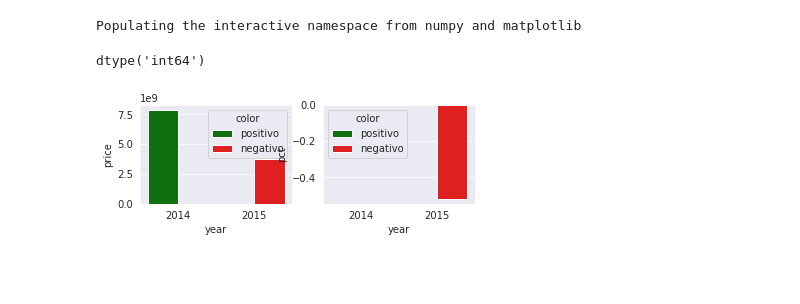
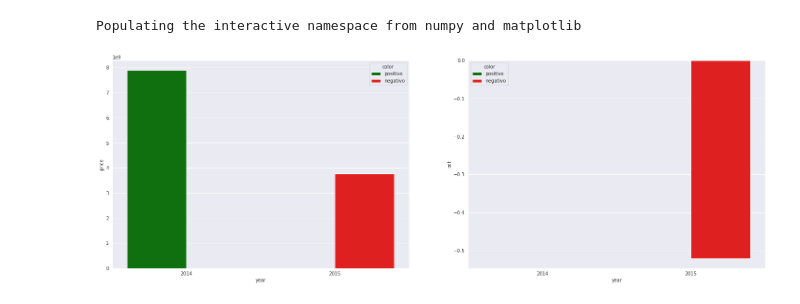
Before and after one commit to guiaraujofreitas/python_do_zero, a Jupyter notebook: Projetos_de_Insights_HouseRocket.ipynb, the cells around one changed output. Drawn from its saved outputs; the diff is of its cells as text; code cells hidden in the pictures; blank space fills up the shorter version.

```diff
--- a/Projetos_de_Insights_HouseRocket.ipynb
+++ b/Projetos_de_Insights_HouseRocket.ipynb
@@ -296,42 +296,35 @@ Populating the interactive namespace from numpy and matplotlib
 #grid = GridSpedc(1,1)
 
 # separando a data por ano
-
 df['year'] = pd.to_datetime(df['date']).dt.year
 
 # separando, agrupando e somando os valores dos respectivos anos do DF
 by_year = df[['price','year']].groupby('year').sum().reset_index()
 
 
 # fazendo o calculo % utilizndo função do pandas pct._charge() para calcular a diferença do ano para outro
 by_year['pct'] = by_year['price'].pct_change()
 
 #criando coluna para indentificar quais são os anos negativos e positivo
 by_year['color'] = by_year['pct'].apply(lambda x: 'negativo' if x<0 else 'positivo')
 
-#fig = plt.figure(figsize = (24,12))
-
-
-#aux1 = fig.add_subplot(spec[0,:])
-#aux2 = fig.add_subplot(spec[0,1])
-
-
+# ===== montagem do gráfico ======= #
+# tamanho do gŕafico
+fig = plt.figure(figsize=(25,18))
 # estilo do gráfico
 sns.set_style('darkgrid')
 
 # selecionado as cores do gráfico
 color = ['green','red']
-
 
 #plotando o gráfico
 plt.subplot(2,2,1)
 sns.barplot(x = 'year', y = 'price',hue = 'color', palette = color, data= by_year);
 
 plt.subplot(2,2,2)
 sns.barplot(x= 'year', y = 'pct', data= by_year, hue ='color',palette = color);
 #sns.barplot(x= 'year', y = 'pct', data= by_year, hue ='color',palette = color);
 
-df['year'].dtypes
+plt.show()
 # %% [output]
-dtype('int64')
-[figure, old version]
+[figure, new version]
```
Also changed, not shown: parts of 6 cells of this notebook.
